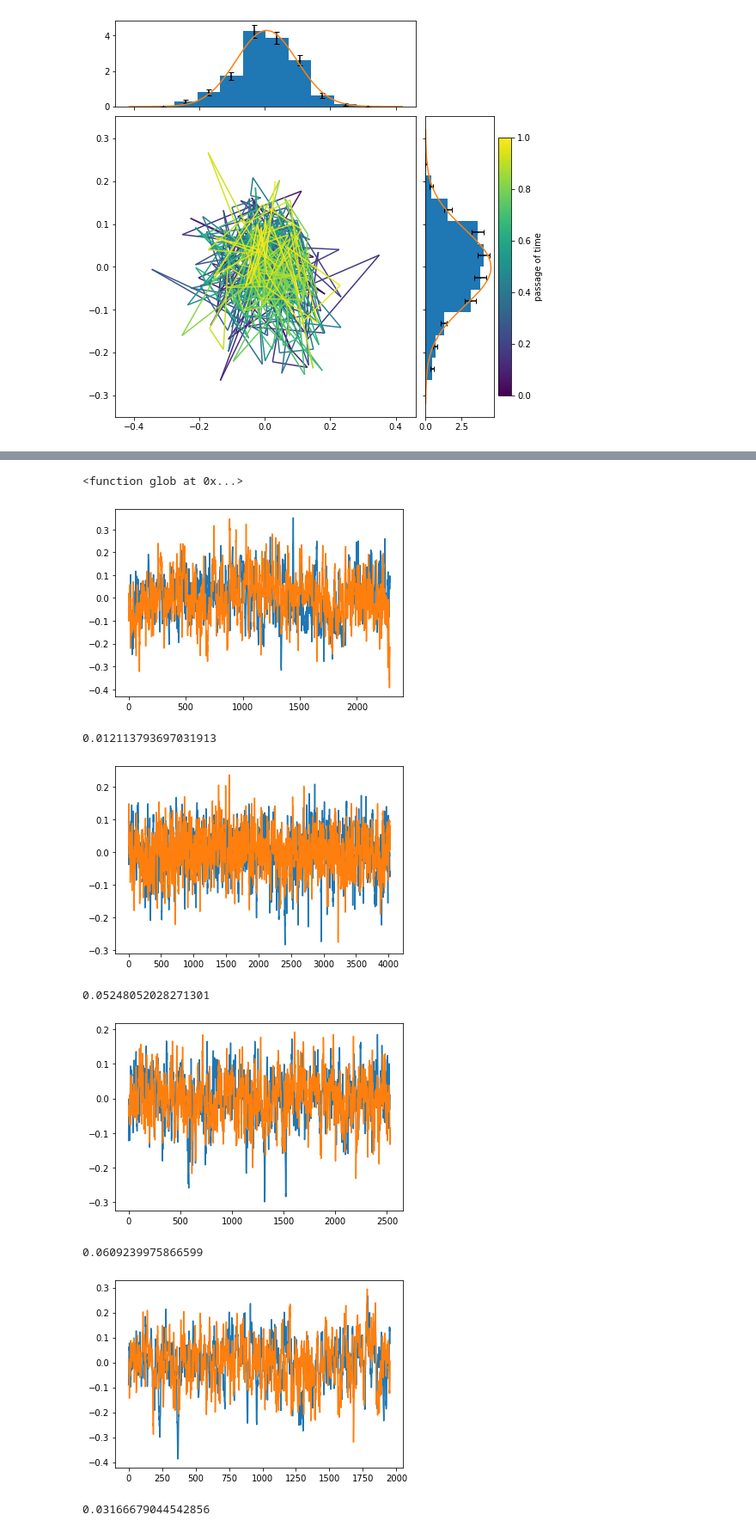
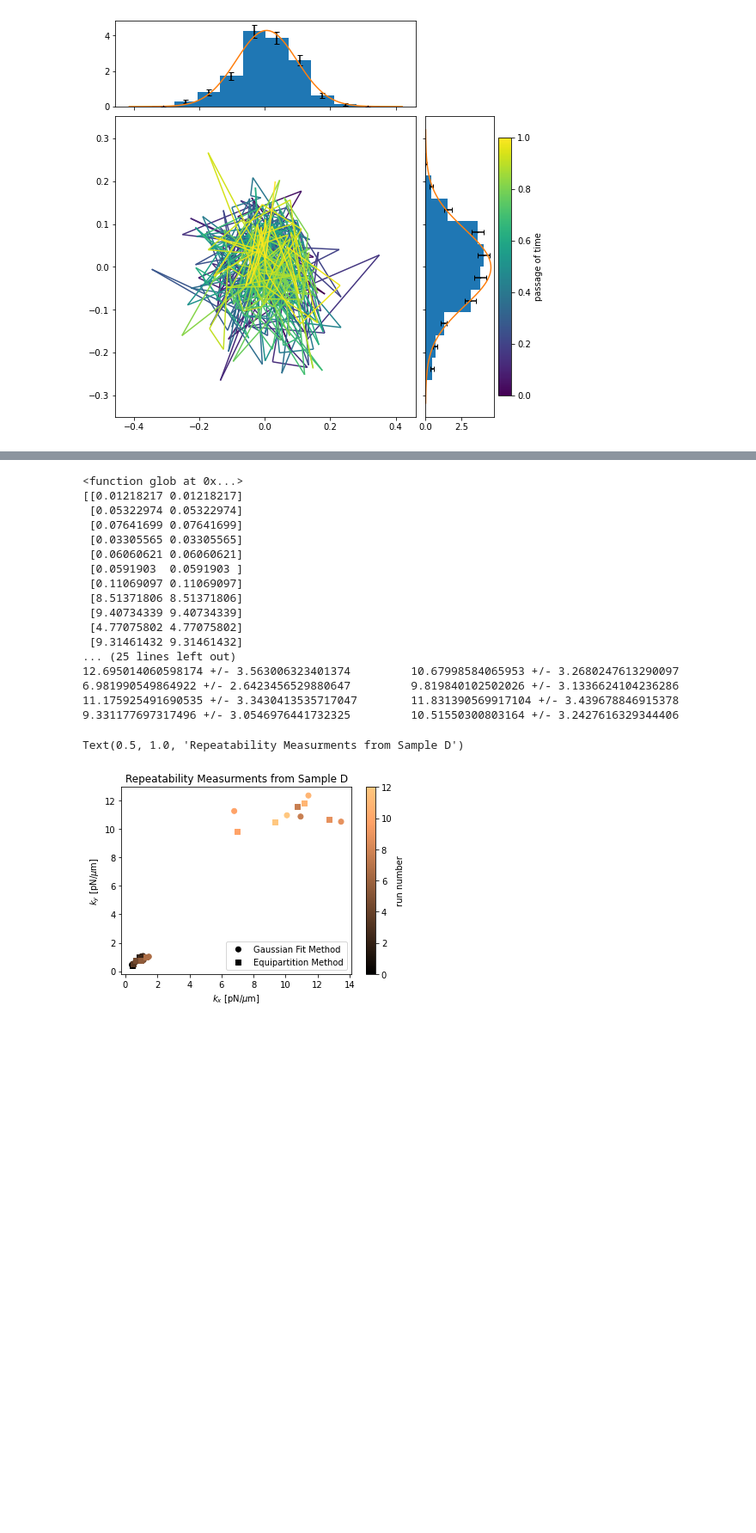
Before and after one commit to Ham0osh/Phys322W-OT, a Jupyter notebook: notebook.ipynb, the cells around one changed output, grey strips where cells are left out. Shown at 86% size. Drawn from its saved outputs; the diff is of its cells as text; code cells hidden in the pictures; blank space fills up the shorter version.

```diff
--- a/notebook.ipynb
+++ b/notebook.ipynb
@@ -41,0 +47,10 @@ px/um = 23.68 +/- 0.098 [px/um]
+# %%
+tempArray = np.array([22,20,20,21,19]) # C, via Meterman 33XR with thermocouple
+tempArray = tempArray + 273.15
+
+aveTemp = np.mean(tempArray)
+tempErr = np.std(tempArray)/np.sqrt(len(tempArray))
+
+print(f"Temperature = {aveTemp:.1f} +/- {tempErr:.1f} [K]")
+
+T = aveTemp
@@ -241,7 +267,6 @@ r = -0.3385514290403072
 # therefore: k = k_b T / var(disp_from_mean)
 
 k_b = cnst.Boltzmann # m^2 kg s-2 K-1
-T = 298 # K
 var_x = np.var(x_dec/(10**6))
 var_y = np.var(y_dec/(10**6))
 
@@ -335,54 +405,77 @@ k_arr_strength_eqi = []
 error_arr = []
 for filename in filenames:
     ret = extract_data(filename)
-    analysis2 = gaussian_analysis(ret.x_dec, ret.y_dec)
+    analysis2 = gaussian_analysis(ret.x_dec, ret.y_dec, nbins = 20)
     # print(f"Via Gaussian Fit Method\nk_x = {analysis2.k_x}\nk_y = {analysis2.k_y}")
     k_arr.append([analysis2.k_x, analysis2.k_y])
-    plt.plot(ret.x)
-    plt.plot(ret.y)
-    plt.show()
+    # plt.plot(ret.x)
+    # plt.plot(ret.y)
+    # plt.show()
     std_sigma = np.sqrt(np.diag(analysis2.pCov_x))[1]
     sigma = analysis2.pOpt_x[1]
     kx_error = analysis2.k_x*2*k_b*10**18*T/sigma**3*std_sigma
 
     std_sigma = np.sqrt(np.diag(analysis2.pCov_y))[1]
     sigma = analysis2.pOpt_y[1]
     ky_error = analysis2.k_y*2*k_b*10**18*T/sigma**3*std_sigma
-    print(ky_error)
+    kx_error = analysis2.k_x*2*k_b*10**18*T/sigma**3*std_sigma
+    error_arr.append([kx_error,kx_error])
 
     #plt.errorbar(analysis2.k_x, analysis2.k_y, yerr = ky_error, xerr = kx_error, fmt = 'k')
 
     k_x, k_y = get_k_equipartition(ret.x_dec, ret.y_dec)
     k_arr_strength_eqi.append([k_x,k_y])
 
 
 k_arr = np.array(k_arr)
 k_arr_strength_eqi = np.array(k_arr_strength_eqi)
-print("Gaussian Method")
-print(f"kx = {np.mean(k_arr[:,0])} p/m {np.std(k_arr[:,0])}")
-print(f"ky = {np.mean(k_arr[:,1])} p/m {np.std(k_arr[:,1])}")
+error_arr = np.array(error_arr)
+#print("Gaussian Method")
+#print(f"kx = {np.mean(k_arr[:,0])} p/m {np.std(k_arr[:,0])}")
+#print(f"ky = {np.mean(k_arr[:,1])} p/m {np.std(k_arr[:,1])}")
+
+#print("\nEquipartition Method")
+#print(f"kx = {np.mean(k_arr_strength_eqi[:,0])} p/m {np.std(k_arr_strength_eqi[:,0])}")
+#print(f"ky = {np.mean(k_arr_strength_eqi[:,1])} p/m {np.std(k_arr_strength_eqi[:,1])}")
+
+print(error_arr)
+
+print("\nGaussian Fit Method")
+for kx, ky,dkx, dky in np.concatenate((k_arr,error_arr),axis = 1):
+    print(kx,"+/-",dkx,"\t",ky,"+/-",dky)
 
 print("\nEquipartition Method")
-print(f"kx = {np.mean(k_arr_strength_eqi[:,0])} p/m {np.std(k_arr_strength_eqi[:,0])}")
-print(f"ky = {np.mean(k_arr_strength_eqi[:,1])} p/m {np.std(k_arr_strength_eqi[:,1])}")
-
+for kx, ky in k_arr_strength_eqi:
+    print(kx,"+/-",np.sqrt(kx),"\t",ky,"+/-",np.sqrt(ky))
 
 plt.scatter(k_arr[:,0], k_arr[:,1], marker = 'o',c = np.linspace(0,len(filenames),len(k_arr[:,0])),cmap = 'copper',  label="Gaussian Fit Method")
 plt.scatter(k_arr_strength_eqi[:,0], k_arr_strength_eqi[:,1], marker = 's', c = np.linspace(0,len(filenames),len(k_arr[:,0])), cmap  = 'copper', label = "Equipartition Method")
 
 
 plt.colorbar(label = 'run number')
 plt.xlabel(r"$k_x$ [pN/$\mu$m]")
 plt.ylabel(r"$k_y$ [pN/$\mu$m]")
+#plt.yscale("Log")
+#plt.xscale("Log")
 plt.legend()
 plt.title("Repeatability Measurments from Sample D") # lol
 # %% [output]
 <function glob at 0x...>
+[[0.01218217 0.01218217]
+ [0.05322974 0.05322974]
+ [0.07641699 0.07641699]
+ [0.03305565 0.03305565]
+ [0.06060621 0.06060621]
+ [0.0591903  0.0591903 ]
+ [0.11069097 0.11069097]
+ [8.51371806 8.51371806]
+ [9.40734339 9.40734339]
+ [4.77075802 4.77075802]
+ [9.31461432 9.31461432]
+... (25 lines left out)
+12.695014060598174 +/- 3.563006323401374         10.67998584065953 +/- 3.2680247613290097
+6.981990549864922 +/- 2.6423456529880647         9.819840102502026 +/- 3.1336624104236286
+11.175925491690535 +/- 3.3430413535717047        11.831390569917104 +/- 3.439678846915378
+9.331177697317496 +/- 3.0546976441732325         10.51550300803164 +/- 3.2427616329344406
+Text(0.5, 1.0, 'Repeatability Measurments from Sample D')
-[figure, old version]
+[figure, new version]
-0.012113793697031913
-[figure, removed]
-0.05248052028271301
-[figure, removed]
-0.0609239975866599
-[figure, removed]
-0.03166679044542856
```
Also changed, not shown: parts of 17 cells of this notebook, 7 other files.
